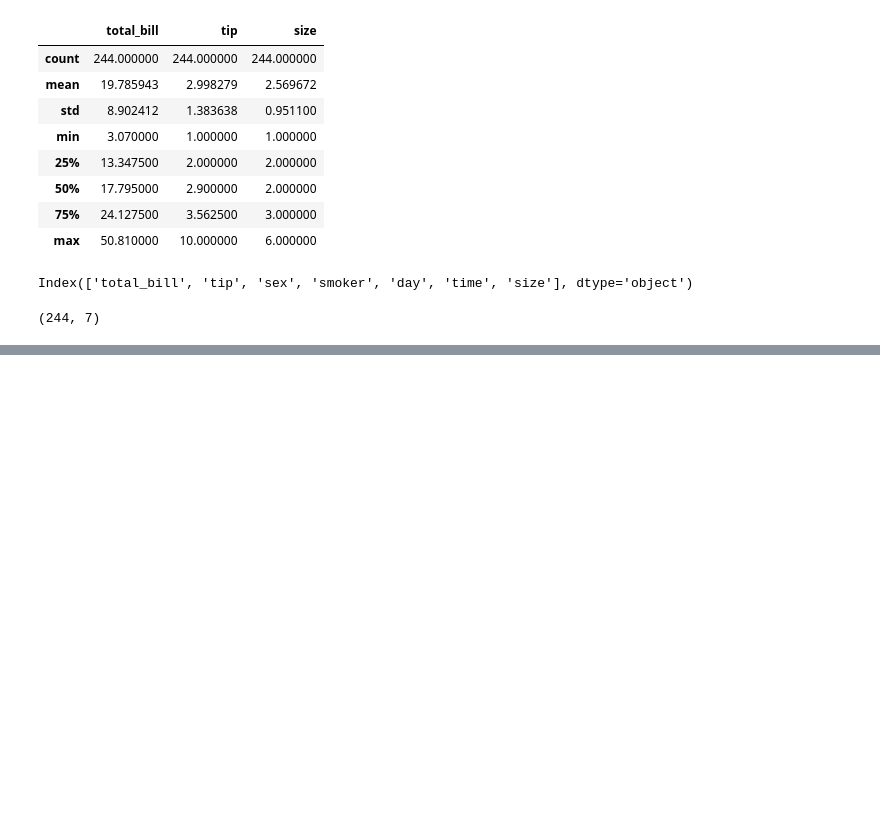
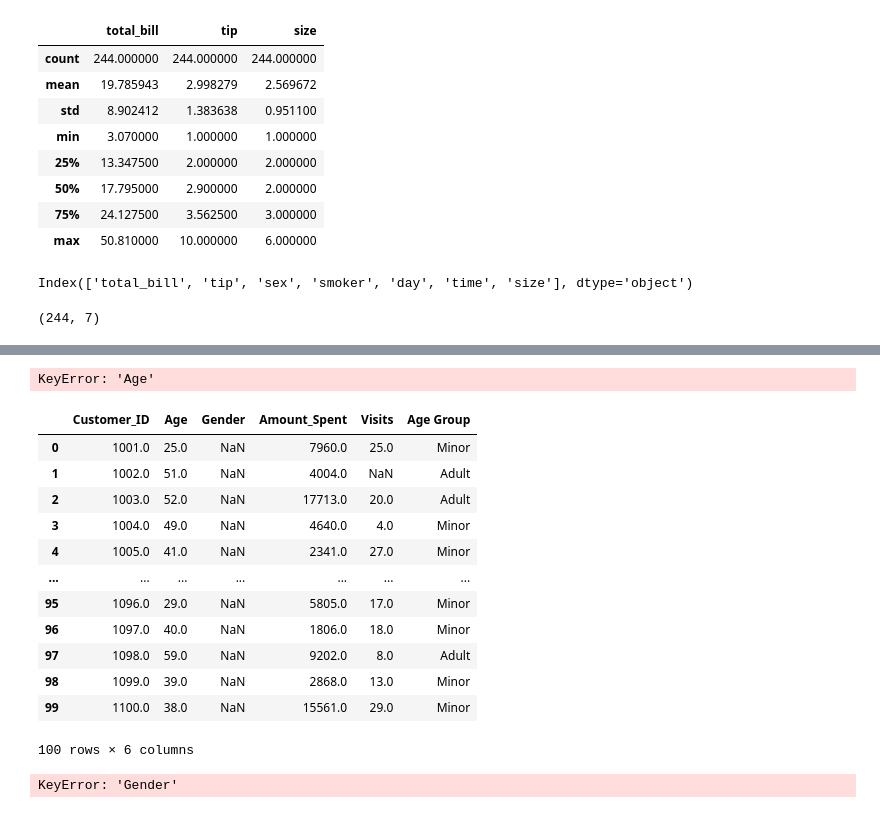
Before and after one commit to arpitad001/AlgoLab, a Jupyter notebook: PANDAS.ipynb, the cells around one changed output, grey strips where cells are left out. Saved outputs shown, nothing was run; the diff lists cells and outputs as text; code cells hidden in the pictures; blank space fills up the shorter version.

```diff
--- a/PANDAS.ipynb
+++ b/PANDAS.ipynb
@@ -191,0 +347,4 @@ df.shape # rows,colums
+# %%
+import pandas as pd
+df=pd.read_csv("dataset.csv")
+df
@@ -191,0 +526,3 @@ df.shape # rows,colums
+# %%
+df["Age"]=df["Age"].astype(float)
+df
@@ -191,0 +545,26 @@ df.shape # rows,colums
+# %%
+df["Age Group"] = df["Age"].apply(lambda x: "Adult" if x >=50 else "Minor")
+df
+# %% [output]
+KeyError: 'Age'
+# %%
+df
+# %% [output]
+|  | Customer_ID | Age | Gender | Amount_Spent | Visits | Age Group |
+| 0 | 1001.0 | 25.0 | NaN | 7960.0 | 25.0 | Minor |
+| 1 | 1002.0 | 51.0 | NaN | 4004.0 | NaN | Adult |
+| 2 | 1003.0 | 52.0 | NaN | 17713.0 | 20.0 | Adult |
+| 3 | 1004.0 | 49.0 | NaN | 4640.0 | 4.0 | Minor |
+| 4 | 1005.0 | 41.0 | NaN | 2341.0 | 27.0 | Minor |
+| ... | ... | ... | ... | ... | ... | ... |
+| 95 | 1096.0 | 29.0 | NaN | 5805.0 | 17.0 | Minor |
+| 96 | 1097.0 | 40.0 | NaN | 1806.0 | 18.0 | Minor |
+| 97 | 1098.0 | 59.0 | NaN | 9202.0 | 8.0 | Adult |
+| 98 | 1099.0 | 39.0 | NaN | 2868.0 | 13.0 | Minor |
+| 99 | 1100.0 | 38.0 | NaN | 15561.0 | 29.0 | Minor |
+100 rows × 6 columns
+# %%
+gender_map = {"M": "Male", "F": "Female"}
+df["Gender"] = df["Gender"].map(gender_map)
+# %% [output]
+KeyError: 'Gender'
```
Also changed, not shown: parts of 30 cells of this notebook.
